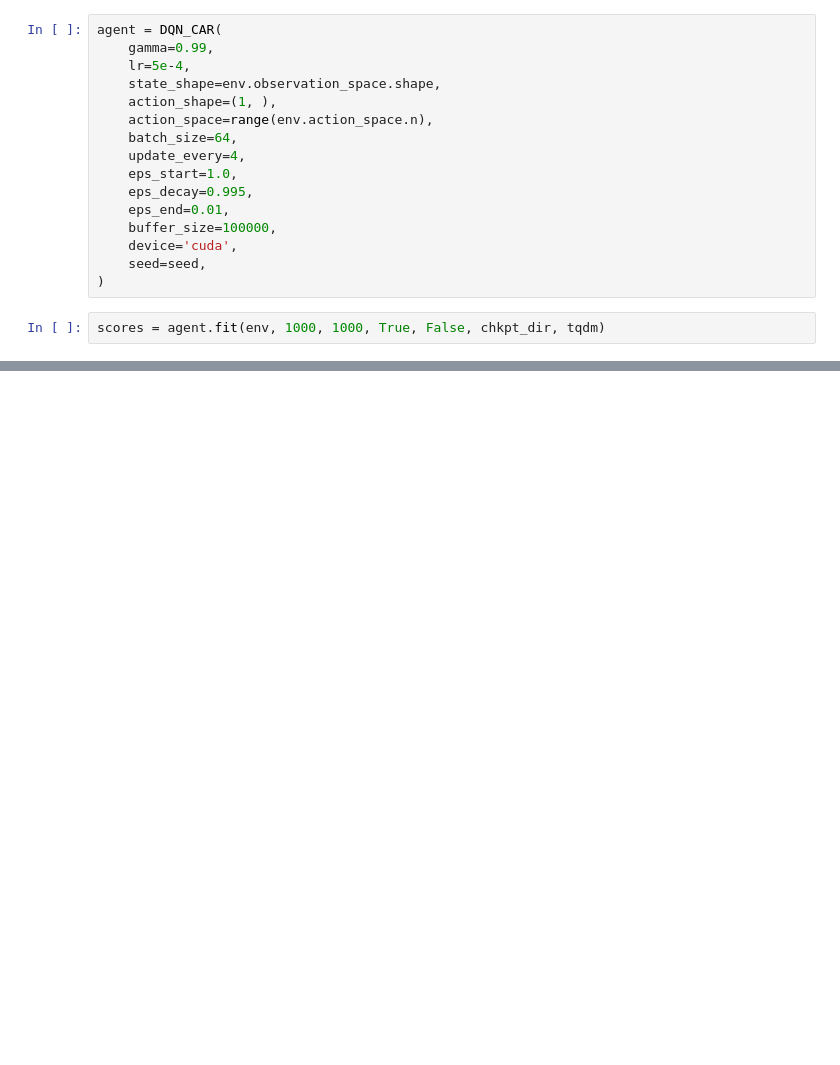
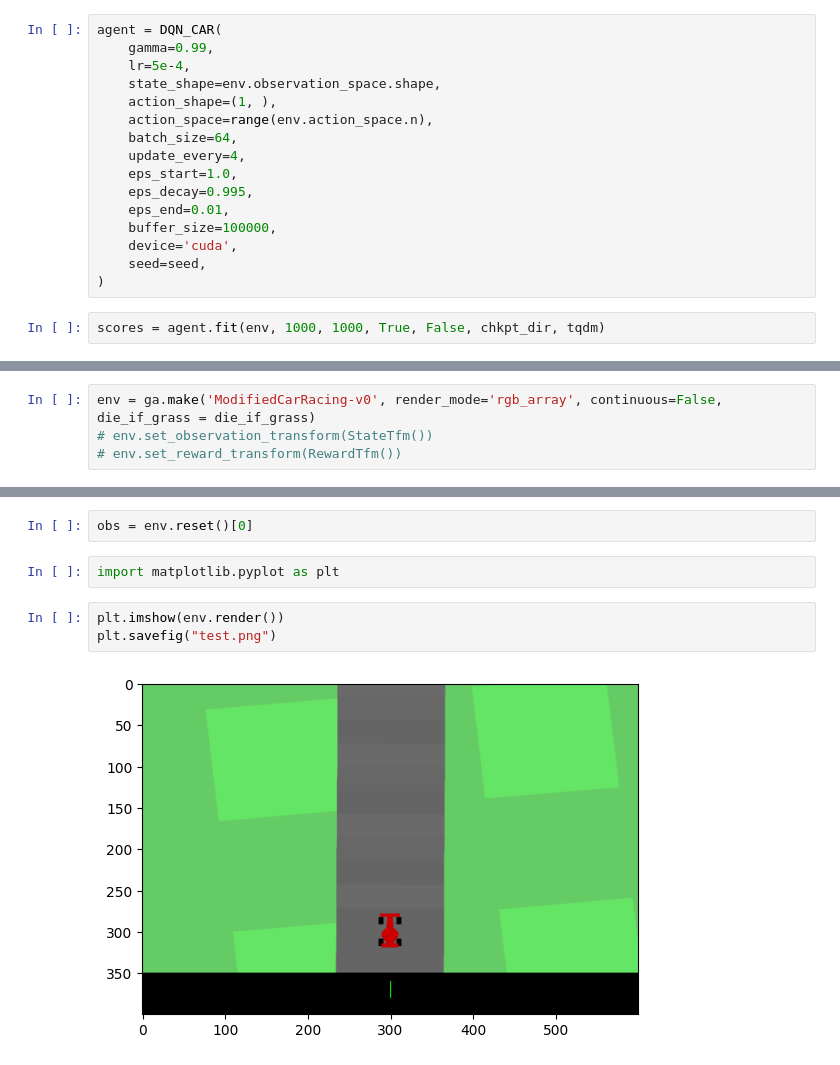
Before and after one commit to trinhminh11/Project-DL, a Jupyter notebook: q_learning.ipynb, the cells around one changed output, grey strips where cells are left out. Saved outputs shown, nothing was run; the diff lists cells and outputs as text; blank space fills up the shorter version.

```diff
--- a/q_learning.ipynb
+++ b/q_learning.ipynb
@@ -248,0 +222,4 @@ executing.executing.NotOneValueFound: Expected one value, found 0
+# %%
+env = ga.make('ModifiedCarRacing-v0', render_mode='rgb_array', continuous=False, die_if_grass = die_if_grass)
+# env.set_observation_transform(StateTfm())
+# env.set_reward_transform(RewardTfm())
@@ -248,0 +247,9 @@ executing.executing.NotOneValueFound: Expected one value, found 0
+# %%
+obs = env.reset()[0]
+# %%
+import matplotlib.pyplot as plt
+# %%
+plt.imshow(env.render())
+plt.savefig("test.png")
+# %% [output]
+[figure, added]
```
Also changed, not shown: parts of 5 cells of this notebook, 11 other files.
